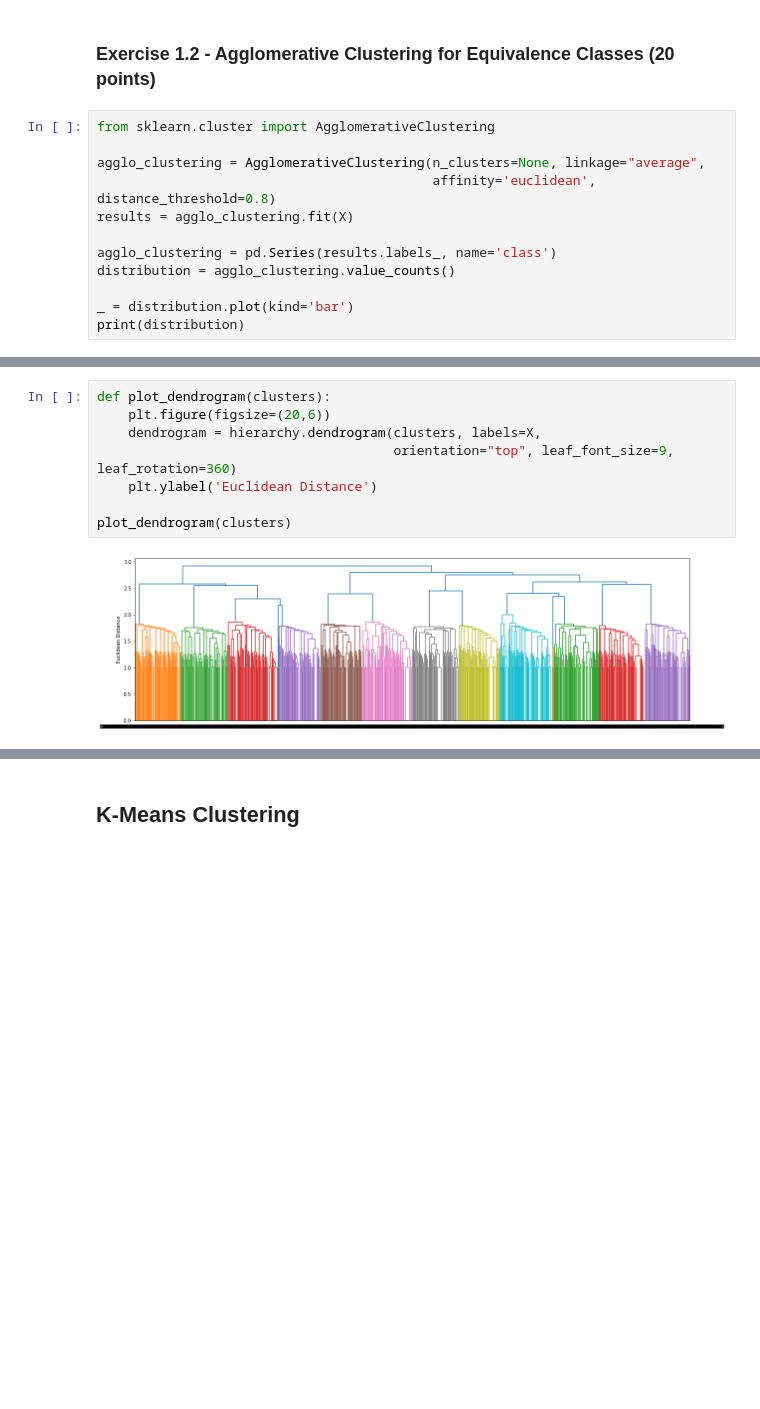
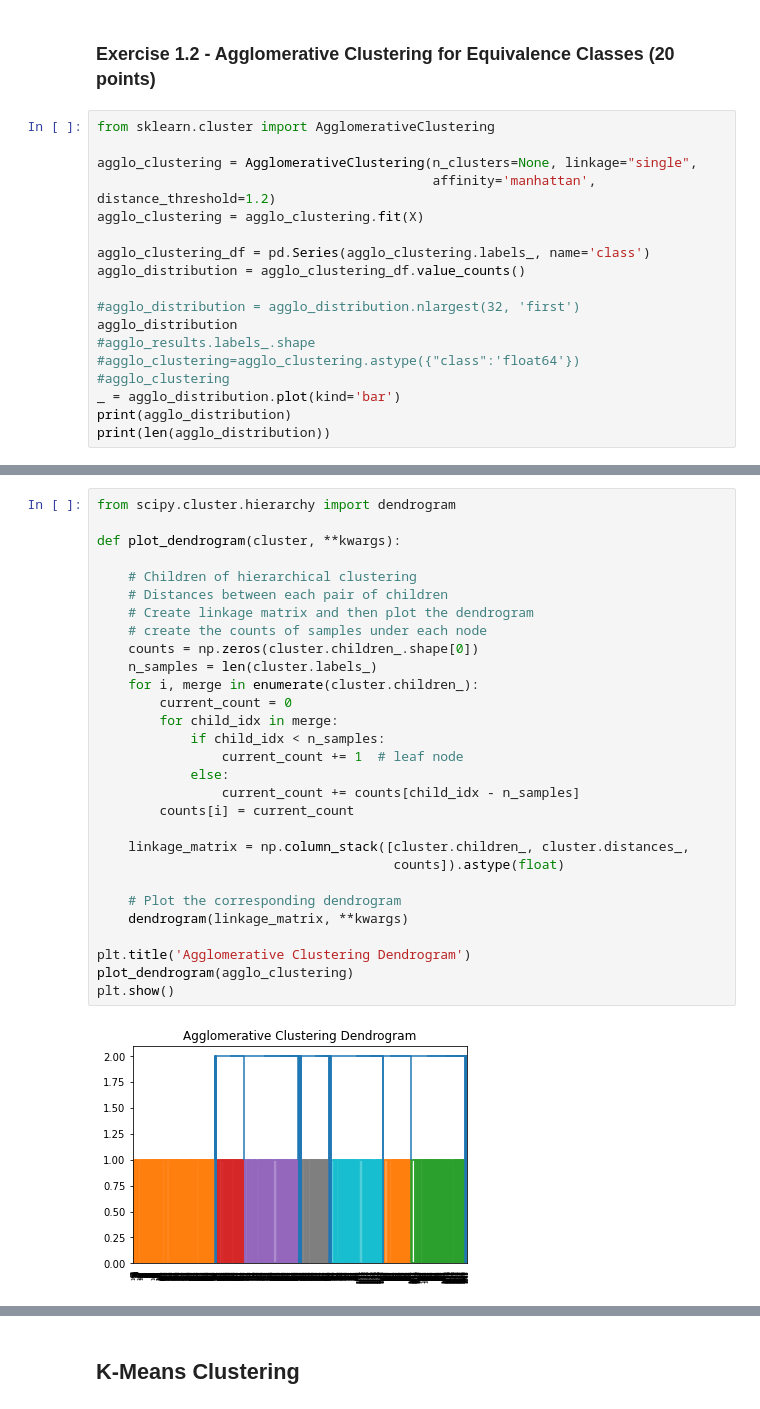
Before and after one commit to XiaoBaoBao719/ECS-171, a Jupyter notebook: Homework 3/Homework 3.ipynb, the cells around one changed output, grey strips where cells are left out. Drawn from its saved outputs; the diff is of its cells as text; blank space fills up the shorter version.

```diff
--- a/Homework 3/Homework 3.ipynb
+++ b/Homework 3/Homework 3.ipynb
@@ -69,13 +65,19 @@ What threshold distance to use?
 # %%
 from sklearn.cluster import AgglomerativeClustering
 
-agglo_clustering = AgglomerativeClustering(n_clusters=None, linkage="average",
-                                           affinity='euclidean', distance_threshold=0.8)
-results = agglo_clustering.fit(X)
+agglo_clustering = AgglomerativeClustering(n_clusters=None, linkage="single",
+                                           affinity='manhattan', distance_threshold=1.2)
+agglo_clustering = agglo_clustering.fit(X)
 
-agglo_clustering = pd.Series(results.labels_, name='class')
-distribution = agglo_clustering.value_counts()
+agglo_clustering_df = pd.Series(agglo_clustering.labels_, name='class')
+agglo_distribution = agglo_clustering_df.value_counts()
 
-_ = distribution.plot(kind='bar')
-print(distribution)
+#agglo_distribution = agglo_distribution.nlargest(32, 'first')
+agglo_distribution
+#agglo_results.labels_.shape
+#agglo_clustering=agglo_clustering.astype({"class":'float64'})
+#agglo_clustering
+_ = agglo_distribution.plot(kind='bar')
+print(agglo_distribution)
+print(len(agglo_distribution))
 # %% [output]
@@ -118,10 +118,31 @@ array([[0.000e+00, 4.900e+01, 0.000e+00, 2.000e+00],
 # %%
-def plot_dendrogram(clusters):
-    plt.figure(figsize=(20,6))
-    dendrogram = hierarchy.dendrogram(clusters, labels=X,
-                                      orientation="top", leaf_font_size=9, leaf_rotation=360)
-    plt.ylabel('Euclidean Distance')
+from scipy.cluster.hierarchy import dendrogram
 
-plot_dendrogram(clusters)
+def plot_dendrogram(cluster, **kwargs):
+
+    # Children of hierarchical clustering
+    # Distances between each pair of children
+    # Create linkage matrix and then plot the dendrogram
+    # create the counts of samples under each node
+    counts = np.zeros(cluster.children_.shape[0])
+    n_samples = len(cluster.labels_)
+    for i, merge in enumerate(cluster.children_):
+        current_count = 0
+        for child_idx in merge:
+            if child_idx < n_samples:
+                current_count += 1  # leaf node
+            else:
+                current_count += counts[child_idx - n_samples]
+        counts[i] = current_count
+
+    linkage_matrix = np.column_stack([cluster.children_, cluster.distances_,
+                                      counts]).astype(float)
+
+    # Plot the corresponding dendrogram
+    dendrogram(linkage_matrix, **kwargs)
+
+plt.title('Agglomerative Clustering Dendrogram')
+plot_dendrogram(agglo_clustering)
+plt.show()
 # %% [output]
-[figure, old version]
+[figure, new version]
```
Also changed, not shown: parts of 14 cells of this notebook.
